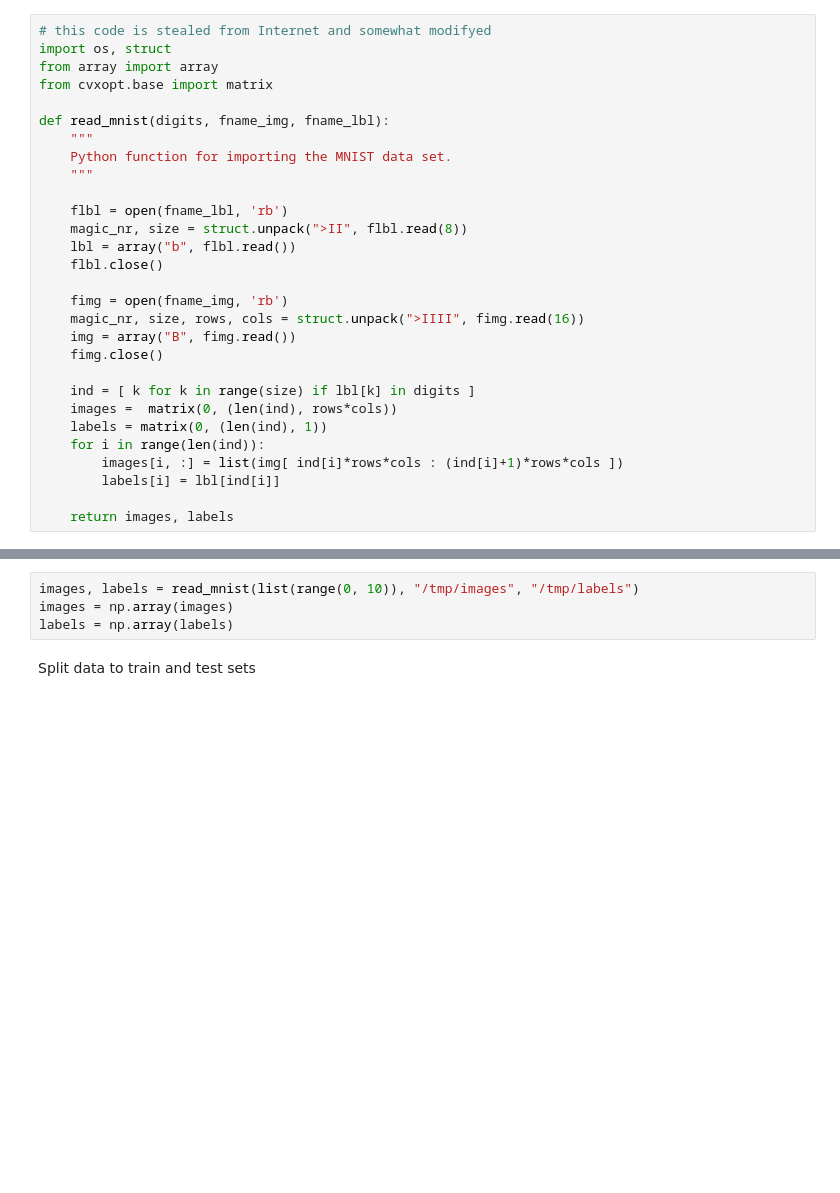
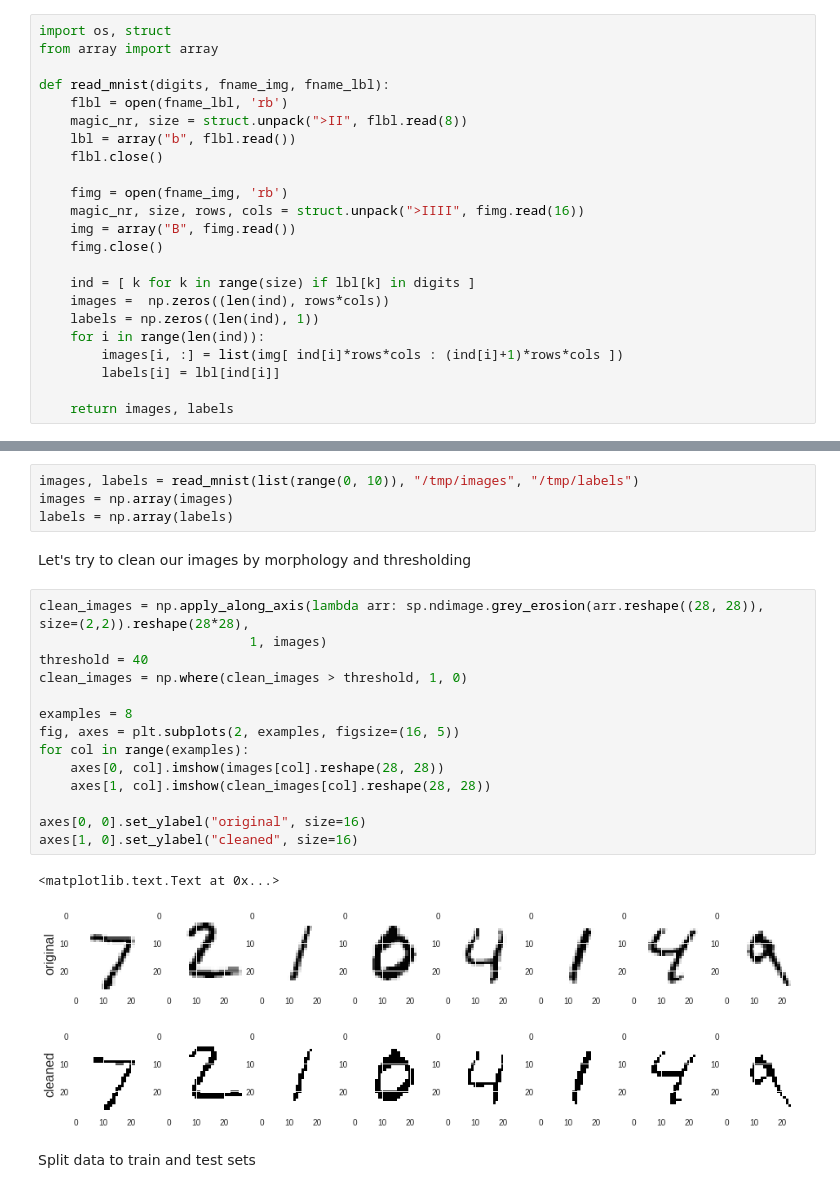
Before and after one commit to ddaletski/Data-Science-Training, a Jupyter notebook: ipython_notebooks/mnist.ipynb, the cells around one changed output, grey strips where cells are left out. Drawn from its saved outputs; the diff is of its cells as text; blank space fills up the shorter version.

Commit message:
mnist: morph and thresholding

```diff
--- a/ipython_notebooks/mnist.ipynb
+++ b/ipython_notebooks/mnist.ipynb
@@ -19,16 +21,10 @@ with open("/tmp/images", "wb") as f:
 with open("/tmp/labels", "wb") as f:
     f.write(gzip.decompress(labels_r.content))
 # %%
-# this code is stealed from Internet and somewhat modifyed
 import os, struct
 from array import array
-from cvxopt.base import matrix
 
 def read_mnist(digits, fname_img, fname_lbl):
-    """
-    Python function for importing the MNIST data set.
-    """
-
     flbl = open(fname_lbl, 'rb')
     magic_nr, size = struct.unpack(">II", flbl.read(8))
     lbl = array("b", flbl.read())
@@ -40,8 +36,8 @@ def read_mnist(digits, fname_img, fname_lbl):
     fimg.close()
 
     ind = [ k for k in range(size) if lbl[k] in digits ]
-    images =  matrix(0, (len(ind), rows*cols))
-    labels = matrix(0, (len(ind), 1))
+    images =  np.zeros((len(ind), rows*cols))
+    labels = np.zeros((len(ind), 1))
     for i in range(len(ind)):
         images[i, :] = list(img[ ind[i]*rows*cols : (ind[i]+1)*rows*cols ])
         labels[i] = lbl[ind[i]]
@@ -53,6 +49,25 @@ Read MNIST dataset and convert result to numpy arrays
 images, labels = read_mnist(list(range(0, 10)), "/tmp/images", "/tmp/labels")
 images = np.array(images)
 labels = np.array(labels)
+# %% [markdown]
+Let's try to clean our images by morphology and thresholding
+# %%
+clean_images = np.apply_along_axis(lambda arr: sp.ndimage.grey_erosion(arr.reshape((28, 28)), size=(2,2)).reshape(28*28),
+                           1, images)
+threshold = 40
+clean_images = np.where(clean_images > threshold, 1, 0)
+
+examples = 8
+fig, axes = plt.subplots(2, examples, figsize=(16, 5))
+for col in range(examples):
+    axes[0, col].imshow(images[col].reshape(28, 28))
+    axes[1, col].imshow(clean_images[col].reshape(28, 28))
+
+axes[0, 0].set_ylabel("original", size=16)
+axes[1, 0].set_ylabel("cleaned", size=16)
+# %% [output]
+<matplotlib.text.Text at 0x...>
+[figure, added]
 # %% [markdown]
 Split data to train and test sets
 # %%
```
Also changed, not shown: parts of 7 cells of this notebook.
